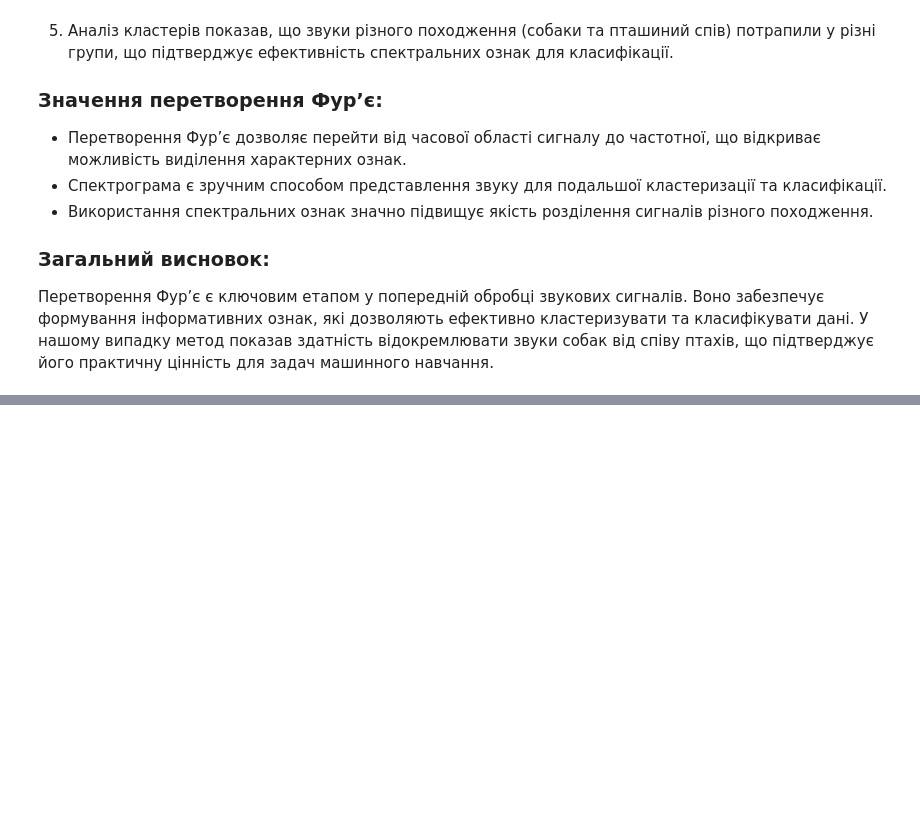
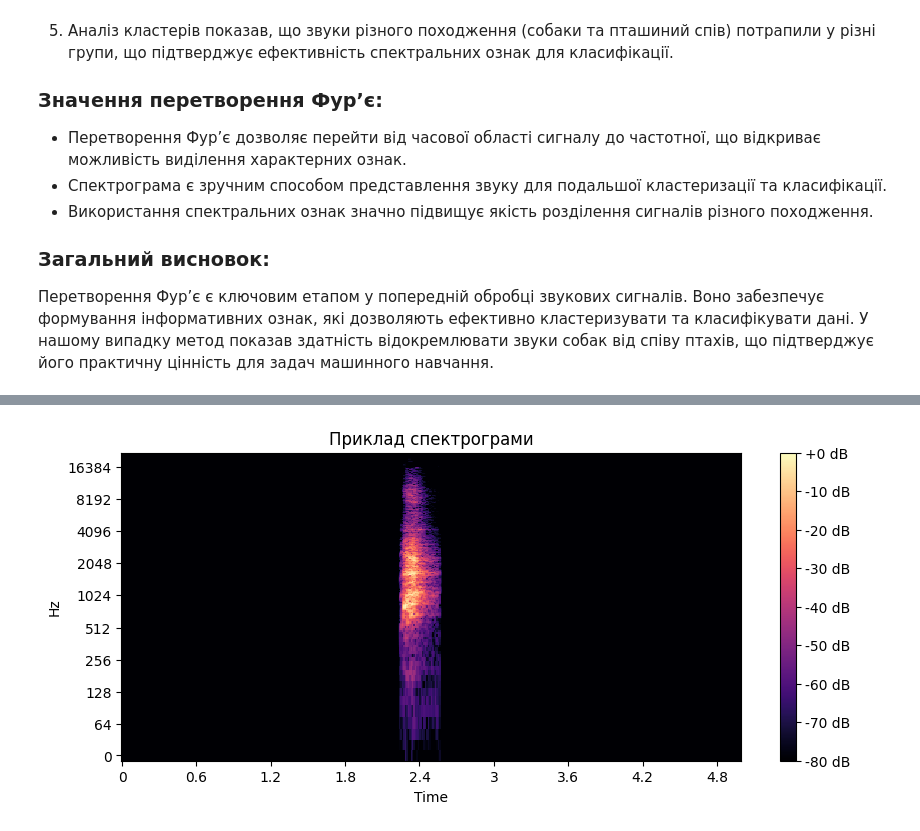
Before and after one commit to manluz555-ops/Line_progr, a Jupyter notebook: HW_6_Manzar.ipynb, the cells around one changed output, grey strips where cells are left out. Cells and saved outputs as stored; diff of their text form; code cells hidden in the pictures; blank space fills up the shorter version.

```diff
--- a/HW_6_Manzar.ipynb
+++ b/HW_6_Manzar.ipynb
@@ -90,3 +90,77 @@ dtype: int64
 
 ### Загальний висновок:
 Перетворення Фур’є є ключовим етапом у попередній обробці звукових сигналів. Воно забезпечує формування інформативних ознак, які дозволяють ефективно кластеризувати та класифікувати дані. У нашому випадку метод показав здатність відокремлювати звуки собак від співу птахів, що підтверджує його практичну цінність для задач машинного навчання.
+# %%
+!git clone https://github.com/karoldvl/ESC-50.git
+
+# === 2. Імпорт бібліотек ===
+import numpy as np
+import librosa
+import librosa.display
+import matplotlib.pyplot as plt
+from sklearn.cluster import SpectralClustering
+import pandas as pd
+
+# === 3. Завантаження метаданих ===
+meta = pd.read_csv("ESC-50/meta/esc50.csv")
+
+# === 4. Вибірка лише 'dog' та 'chirping_birds' ===
+subset = meta[meta['category'].isin(['dog','chirping_birds'])]
+
+# === 5. Функція локального пулінгу ===
+def local_pooling(matrix, pool_size=(4,4)):
+    h, w = matrix.shape
+    ph, pw = pool_size
+    h_trim = h - (h % ph)
+    w_trim = w - (w % pw)
+    matrix = matrix[:h_trim, :w_trim]
+    pooled = matrix.reshape(h_trim//ph, ph, w_trim//pw, pw).mean(axis=(1,3))
+    return pooled
+
+# === 6. Візуалізація прикладу спектрограми ===
+example_file = "ESC-50/audio/" + subset.iloc[0]['filename']
+y, sr = librosa.load(example_file, sr=None)
+S = np.abs(librosa.stft(y))
+S_db = librosa.amplitude_to_db(S, ref=np.max)
+
+plt.figure(figsize=(10, 4))
+librosa.display.specshow(S_db, sr=sr, x_axis='time', y_axis='log')
+plt.colorbar(format='%+2.0f dB')
+plt.title('Приклад спектрограми')
+plt.show()
+
+# === 7. Експерименти з різними pool_size ===
+pool_sizes = [(2,2), (4,4), (8,8)]
+results_all = {}
+
+for pool in pool_sizes:
+    X_features = []
+    y_labels = []
+
+    for idx, row in subset.iterrows():
+        file_path = "ESC-50/audio/" + row['filename']
+        y, sr = librosa.load(file_path, sr=None)
+
+        # Спектрограма
+        S = np.abs(librosa.stft(y))
+        S_db = librosa.amplitude_to_db(S, ref=np.max)
+
+        # Локальний пулінг
+        S_pool = local_pooling(S_db, pool_size=pool).flatten()
+        X_features.append(S_pool)
+        y_labels.append(row['category'])
+
+    X_features = np.array(X_features)
+
+    # Spectral Clustering
+    clustering = SpectralClustering(n_clusters=2, assign_labels="discretize", random_state=42)
+    clusters = clustering.fit_predict(X_features)
+
+    results = pd.DataFrame({"label": y_labels, "cluster": clusters})
+    results_all[str(pool)] = results.groupby(["label","cluster"]).size()
+
+# === 8. Вивід результатів для кожного pool_size ===
+for pool, res in results_all.items():
+    print(f"\nРезультати для pool_size={pool}:")
+    print(res)
+# %% [output]
@@ -92,0 +175 @@ dtype: int64
+[figure, added]
```
Also changed, not shown: parts of 2 cells of this notebook.
